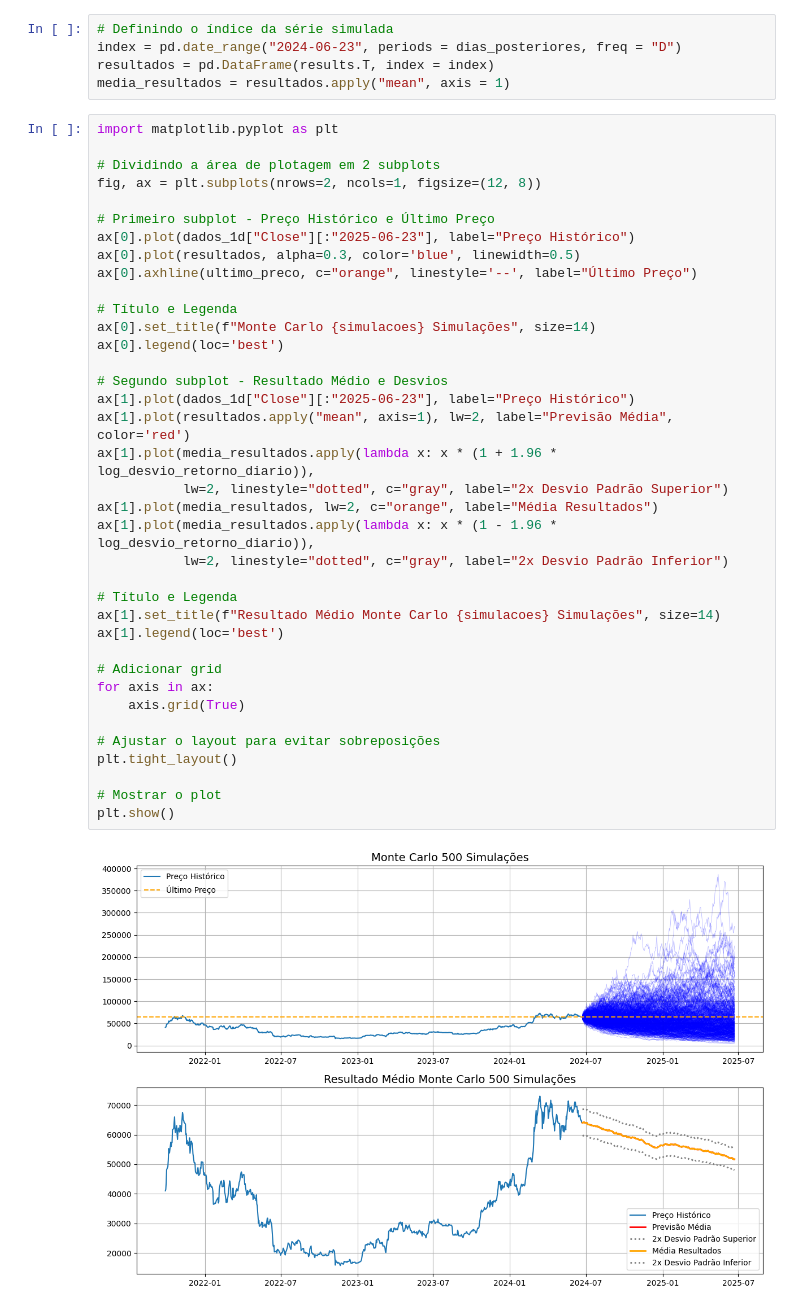
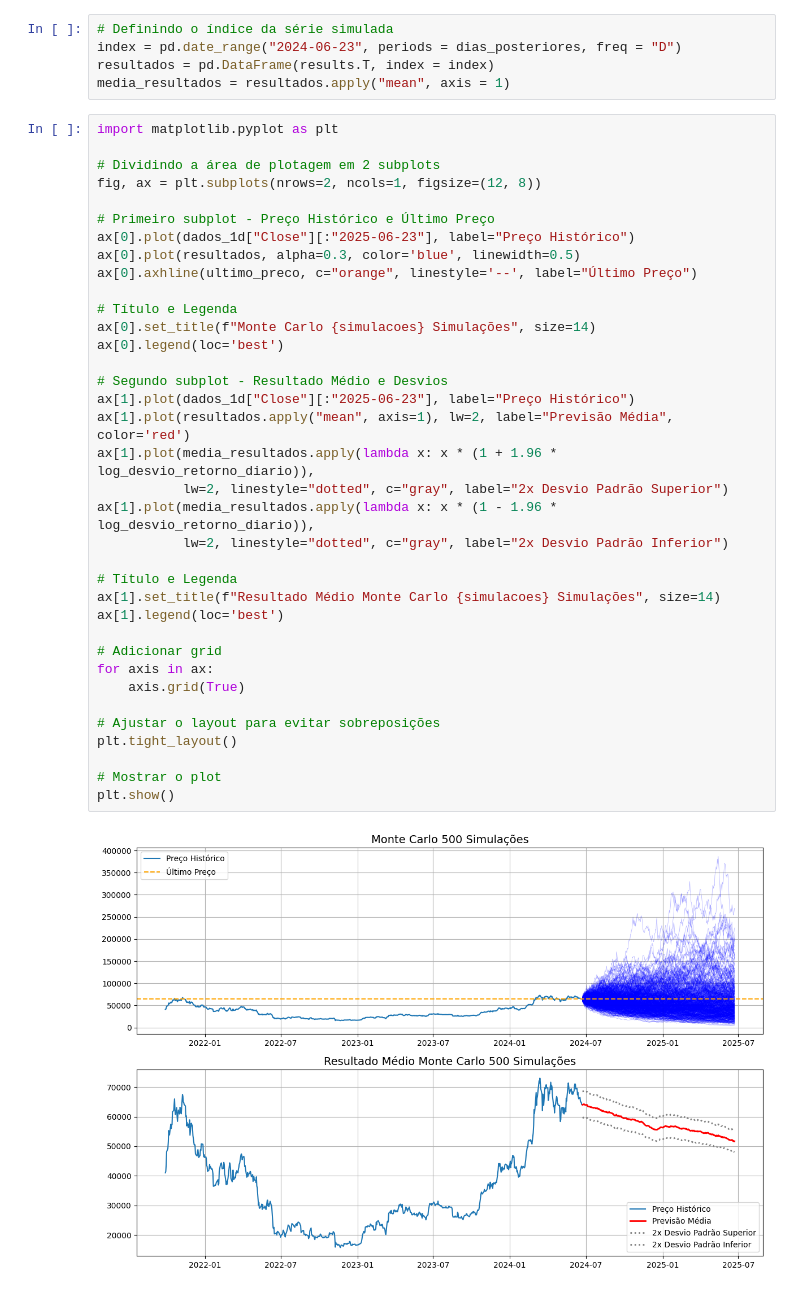
Before and after one commit to Veras-D/team-25_Desafio-IV, a Jupyter notebook: dados/data_crypto.ipynb, the cells around one changed output. Cells and saved outputs as stored; diff of their text form.

```diff
--- a/dados/data_crypto.ipynb
+++ b/dados/data_crypto.ipynb
@@ -978,32 +978,31 @@ fig, ax = plt.subplots(nrows=2, ncols=1, figsize=(12, 8))
 ax[0].plot(dados_1d["Close"][:"2025-06-23"], label="Preço Histórico")
 ax[0].plot(resultados, alpha=0.3, color='blue', linewidth=0.5)
 ax[0].axhline(ultimo_preco, c="orange", linestyle='--', label="Último Preço")
 
 # Título e Legenda
 ax[0].set_title(f"Monte Carlo {simulacoes} Simulações", size=14)
 ax[0].legend(loc='best')
 
 # Segundo subplot - Resultado Médio e Desvios
 ax[1].plot(dados_1d["Close"][:"2025-06-23"], label="Preço Histórico")
 ax[1].plot(resultados.apply("mean", axis=1), lw=2, label="Previsão Média", color='red')
 ax[1].plot(media_resultados.apply(lambda x: x * (1 + 1.96 * log_desvio_retorno_diario)),
            lw=2, linestyle="dotted", c="gray", label="2x Desvio Padrão Superior")
-ax[1].plot(media_resultados, lw=2, c="orange", label="Média Resultados")
 ax[1].plot(media_resultados.apply(lambda x: x * (1 - 1.96 * log_desvio_retorno_diario)),
            lw=2, linestyle="dotted", c="gray", label="2x Desvio Padrão Inferior")
 
 # Título e Legenda
 ax[1].set_title(f"Resultado Médio Monte Carlo {simulacoes} Simulações", size=14)
 ax[1].legend(loc='best')
 
 # Adicionar grid
 for axis in ax:
     axis.grid(True)
 
 # Ajustar o layout para evitar sobreposições
 plt.tight_layout()
 
 # Mostrar o plot
 plt.show()
 # %% [output]
-[figure, old version]
+[figure, new version]
```
Also changed, not shown: 2 other files.
